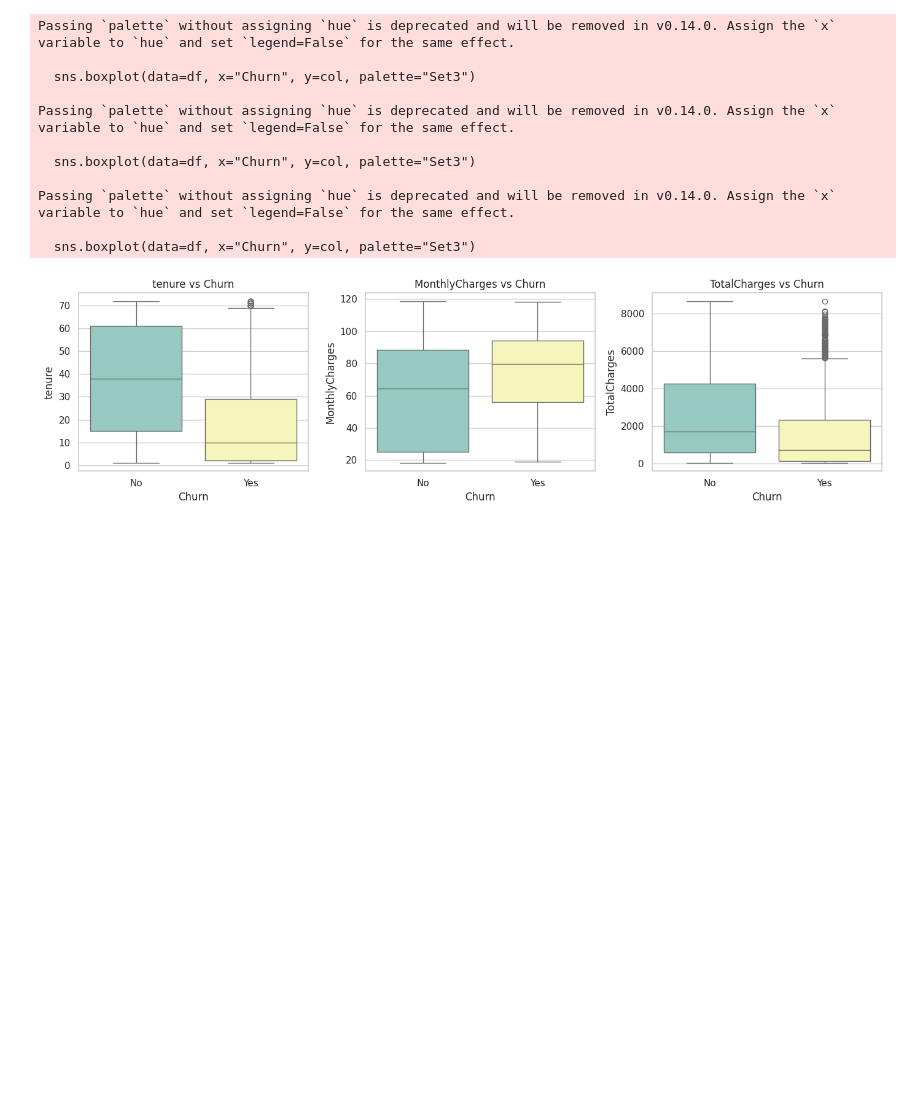
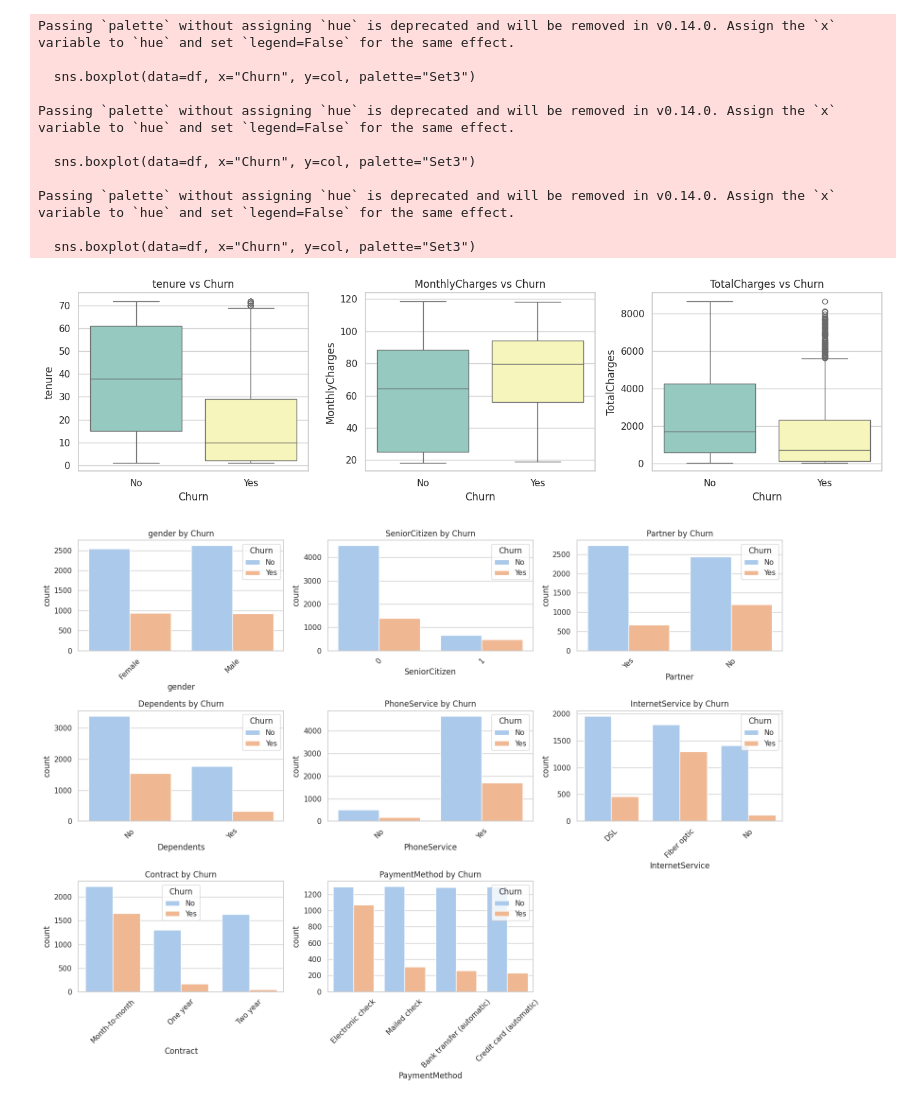
Before and after one commit to Kavindu-20241240/mlcw, a Jupyter notebook: mlcw_iynb.ipynb, the cells around one changed output. Cells and saved outputs as stored; diff of their text form; code cells hidden in the pictures; blank space fills up the shorter version.

```diff
--- a/mlcw_iynb.ipynb
+++ b/mlcw_iynb.ipynb
@@ -27,8 +27,9 @@ df["TotalCharges"] = pd.to_numeric(df["TotalCharges"], errors="coerce")
 # Drop rows where TotalCharges is missing
 df = df.dropna(subset=["TotalCharges"])
 
-# Remove customerID (not useful)
-df = df.drop("customerID", axis=1)
+# Remove customerID (not useful), checking if it exists first
+if 'customerID' in df.columns:
+    df = df.drop("customerID", axis=1)
 
 df.info()
 # %% [output]
@@ -112,3 +113,22 @@ Passing `palette` without assigning `hue` is deprecated and will be removed in v
 
   sns.boxplot(data=df, x="Churn", y=col, palette="Set3")
 [figure]
+# %%
+categorical_cols = [
+    "gender", "SeniorCitizen", "Partner", "Dependents",
+    "PhoneService", "InternetService", "Contract",
+    "PaymentMethod"
+]
+
+plt.figure(figsize=(16,12))
+
+for i, col in enumerate(categorical_cols):
+    plt.subplot(3,3,i+1)
+    sns.countplot(data=df, x=col, hue="Churn", palette="pastel")
+    plt.title(f"{col} by Churn")
+    plt.xticks(rotation=45)
+
+plt.tight_layout()
+plt.show()
+# %% [output]
+[figure, added]
```
Also changed, not shown: parts of 4 cells of this notebook.
